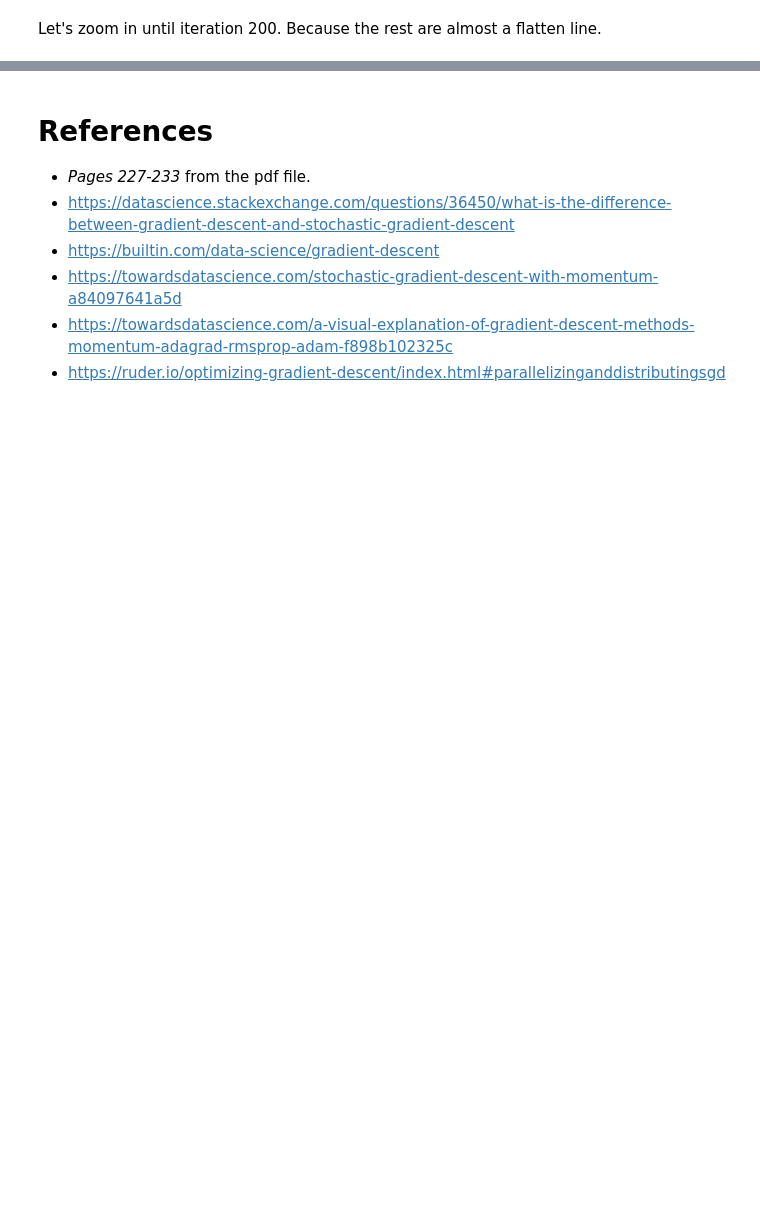
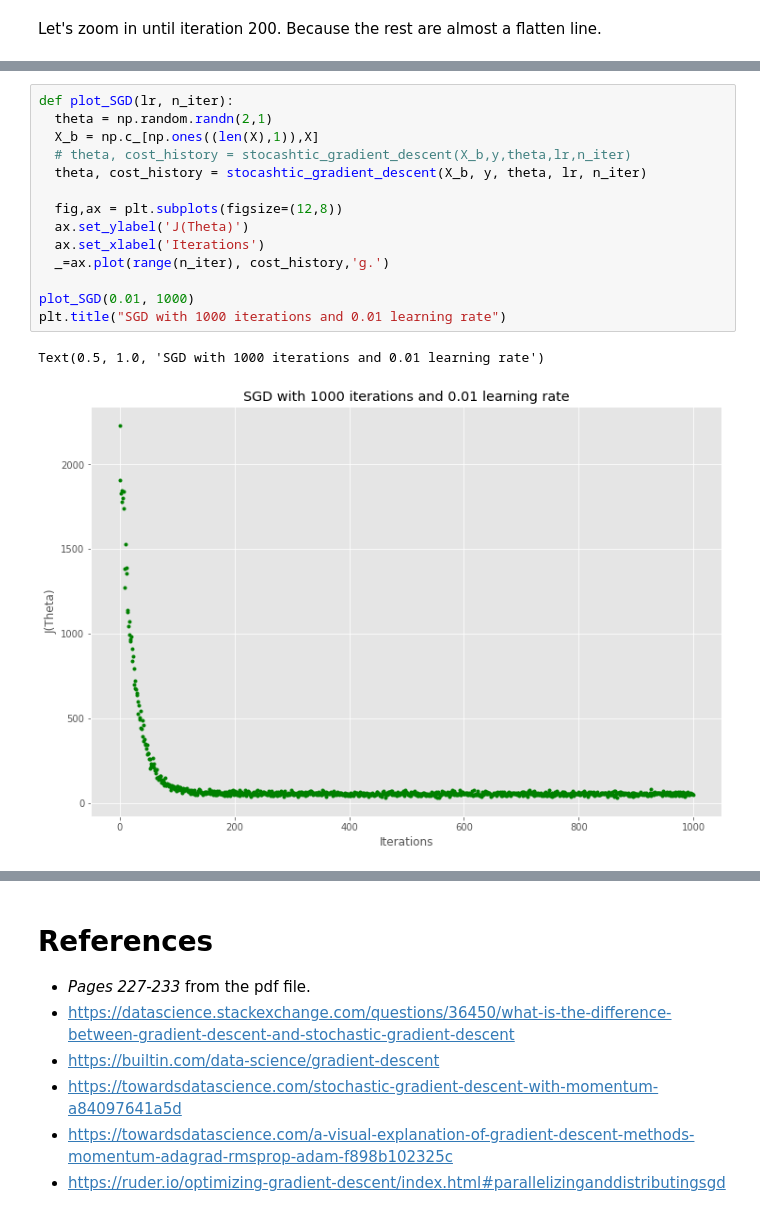
Before and after one commit to twyunting/DATA-642_Advanced_Machine_Learning, a Jupyter notebook: Quizes/01/Yunting_quiz01.ipynb, the cells around one changed output, grey strips where cells are left out. Saved outputs shown, nothing was run; the diff lists cells and outputs as text; blank space fills up the shorter version.

```diff
--- a/Quizes/01/Yunting_quiz01.ipynb
+++ b/Quizes/01/Yunting_quiz01.ipynb
@@ -228,0 +243,17 @@ Define a function that combines the effects and demonstrates how SGD works
+# %%
+def plot_SGD(lr, n_iter):
+  theta = np.random.randn(2,1)
+  X_b = np.c_[np.ones((len(X),1)),X]
+  # theta, cost_history = stocashtic_gradient_descent(X_b,y,theta,lr,n_iter)
+  theta, cost_history = stocashtic_gradient_descent(X_b, y, theta, lr, n_iter)
+
+  fig,ax = plt.subplots(figsize=(12,8))
+  ax.set_ylabel('J(Theta)')
+  ax.set_xlabel('Iterations')
+  _=ax.plot(range(n_iter), cost_history,'g.')
+
+plot_SGD(0.01, 1000)
+plt.title("SGD with 1000 iterations and 0.01 learning rate")
+# %% [output]
+Text(0.5, 1.0, 'SGD with 1000 iterations and 0.01 learning rate')
+[figure, added]
```
Also changed, not shown: parts of 20 cells of this notebook, 1 other file.
